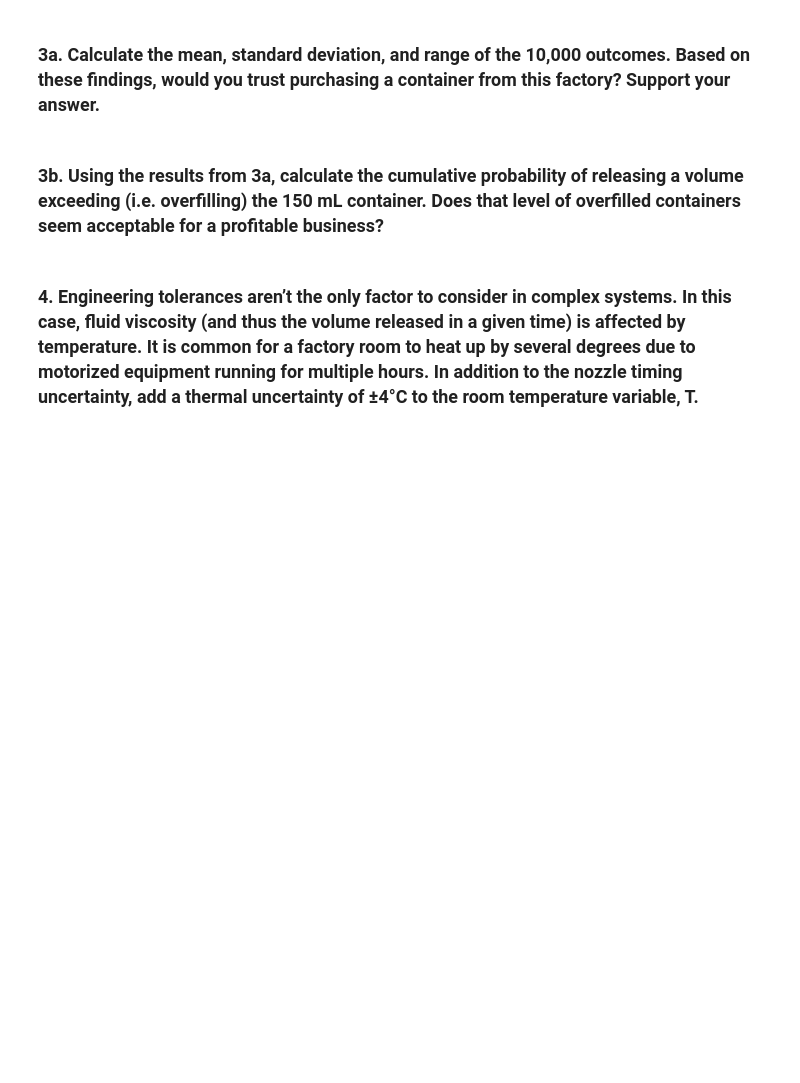
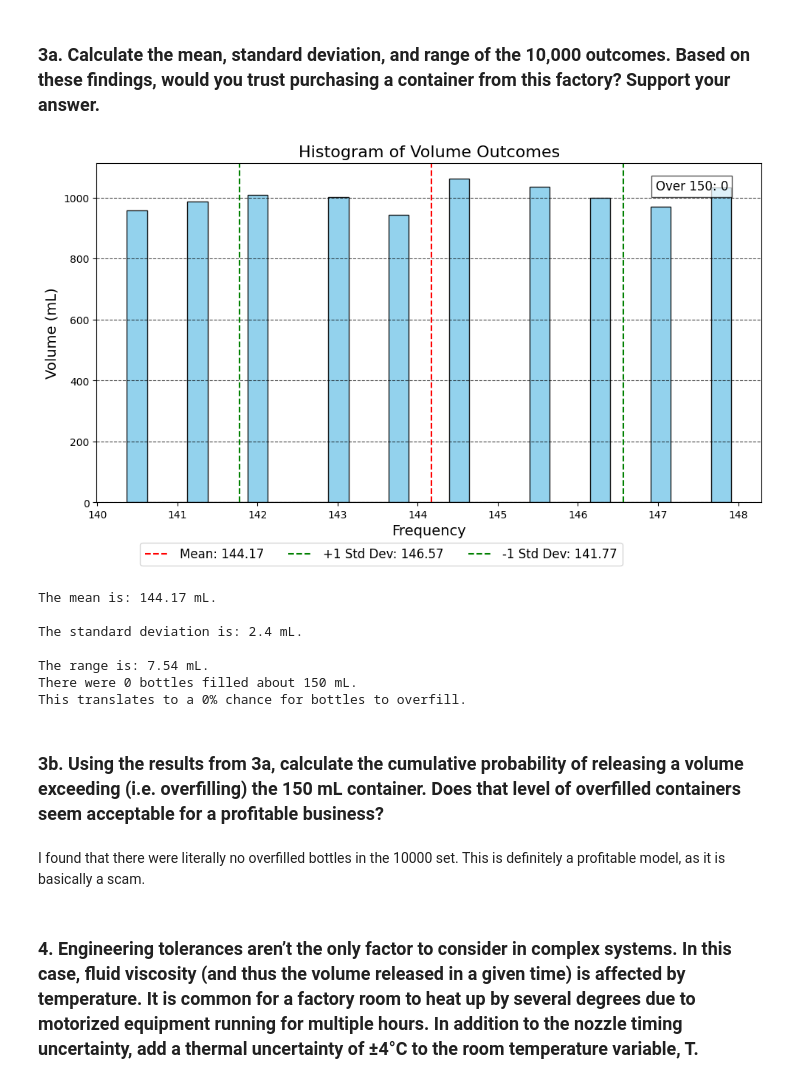
Before and after one commit to Apostle-of-Laplace/College, a Jupyter notebook: CBEE 213 Code/Homework Assignments/Homework 2/HW 2-Template.ipynb, the cells around one changed output. Cells and saved outputs as stored; diff of their text form; code cells hidden in the pictures; blank space fills up the shorter version.

```diff
--- a/CBEE 213 Code/Homework Assignments/Homework 2/HW 2-Template.ipynb
+++ b/CBEE 213 Code/Homework Assignments/Homework 2/HW 2-Template.ipynb
@@ -83,6 +146,38 @@ Error: invalid literal for int() with base 10: "'exit'"
 # %% [markdown]
 ### 3a. Calculate the mean, standard deviation, and range of the 10,000 outcomes. Based on these findings, would you trust purchasing a container from this factory? Support your answer.
+# %%
+mean, std_dev, range, overflow_count = histogram_maker(value_data)
+
+print(f'\nThe mean is: {mean} mL.')
+print(f'\nThe standard deviation is: {std_dev} mL.')
+print(f'\nThe range is: {range} mL.')
+print(f'There were {overflow_count} bottles filled about 150 mL.')
+print(f'This translates to a {overflow_count}% chance for bottles to overfill.')
+
+# Prompt answer:
+# I would be fine purchasing from this factory. While they seem to never hit
+# the advertised 150 mL, I don't know that I care all that much about 6 mL.
+# Granted, they are false advertising, which is bad, but I just don't think
+# 6 mL is all that big of a deal. Unless I had to buy in BULK. Then the 6 mL
+# deficeits would start to add up fast.
+
+# Updated answer. I was suspicious of the consistent scam of about 6 mL.
+# To ease my suspicious, I changed my time tolerance, which was originally the
+# provided 0.05 to 0.1 in order to account for the factory's 'old' equipment.
+# It is still kind of a scam. Bruh.
+# %% [output]
+[figure, added]
+The mean is: 144.17 mL.
+
+The standard deviation is: 2.4 mL.
+
+The range is: 7.54 mL.
+There were 0 bottles filled about 150 mL.
+This translates to a 0% chance for bottles to overfill.
 # %% [markdown]
 ### 3b. Using the results from 3a, calculate the cumulative probability of releasing a volume exceeding (i.e. overfilling) the 150 mL container. Does that level of overfilled containers seem acceptable for a profitable business?
+# %% [markdown]
+I found that there were literally no overfilled bottles in the 10000 set.
+This is definitely a profitable model, as it is basically a scam.
 # %% [markdown]
 ### 4. Engineering tolerances aren’t the only factor to consider in complex systems. In this case, fluid viscosity (and thus the volume released in a given time) is affected by temperature. It is common for a factory room to heat up by several degrees due to motorized equipment running for multiple hours. In addition to the nozzle timing uncertainty, add a thermal uncertainty of ±4°C to the room temperature variable, T.
```
Also changed, not shown: parts of 7 cells of this notebook.
